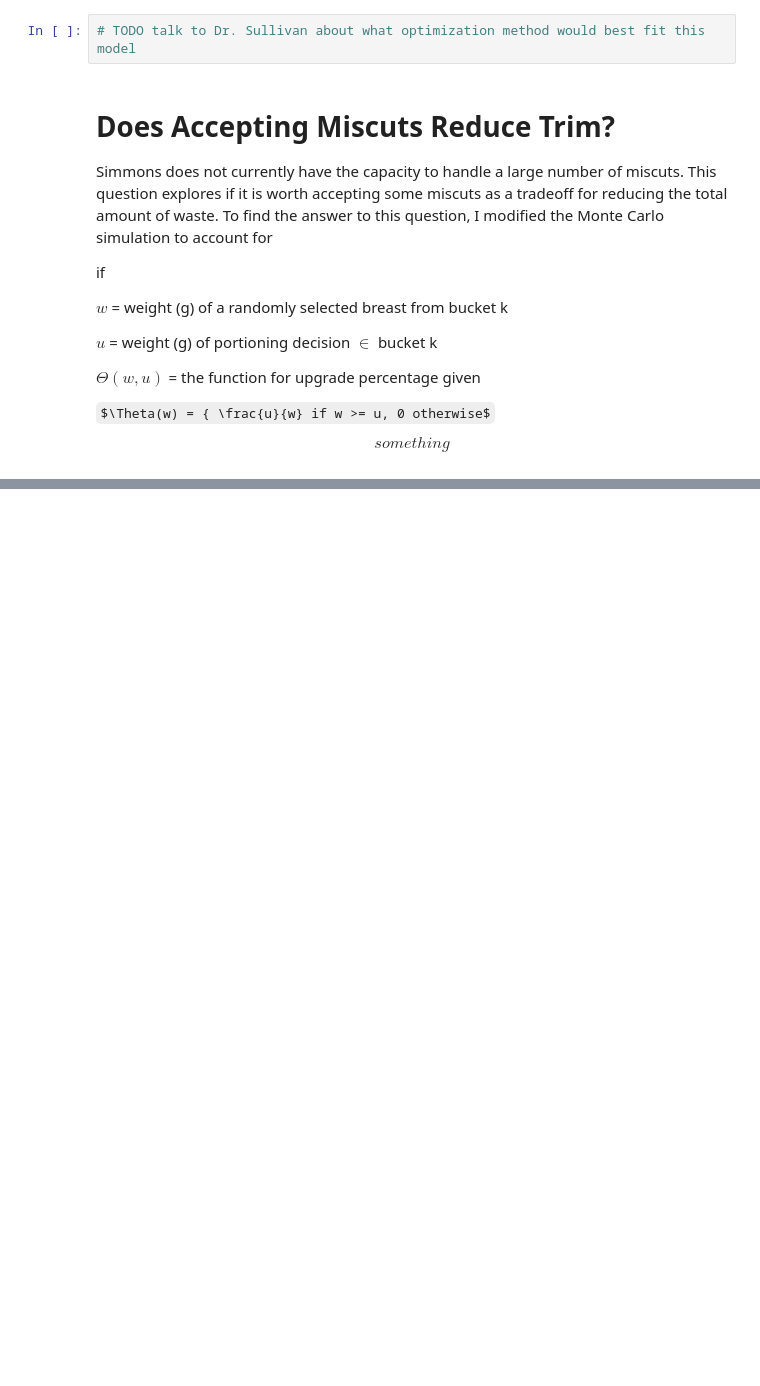
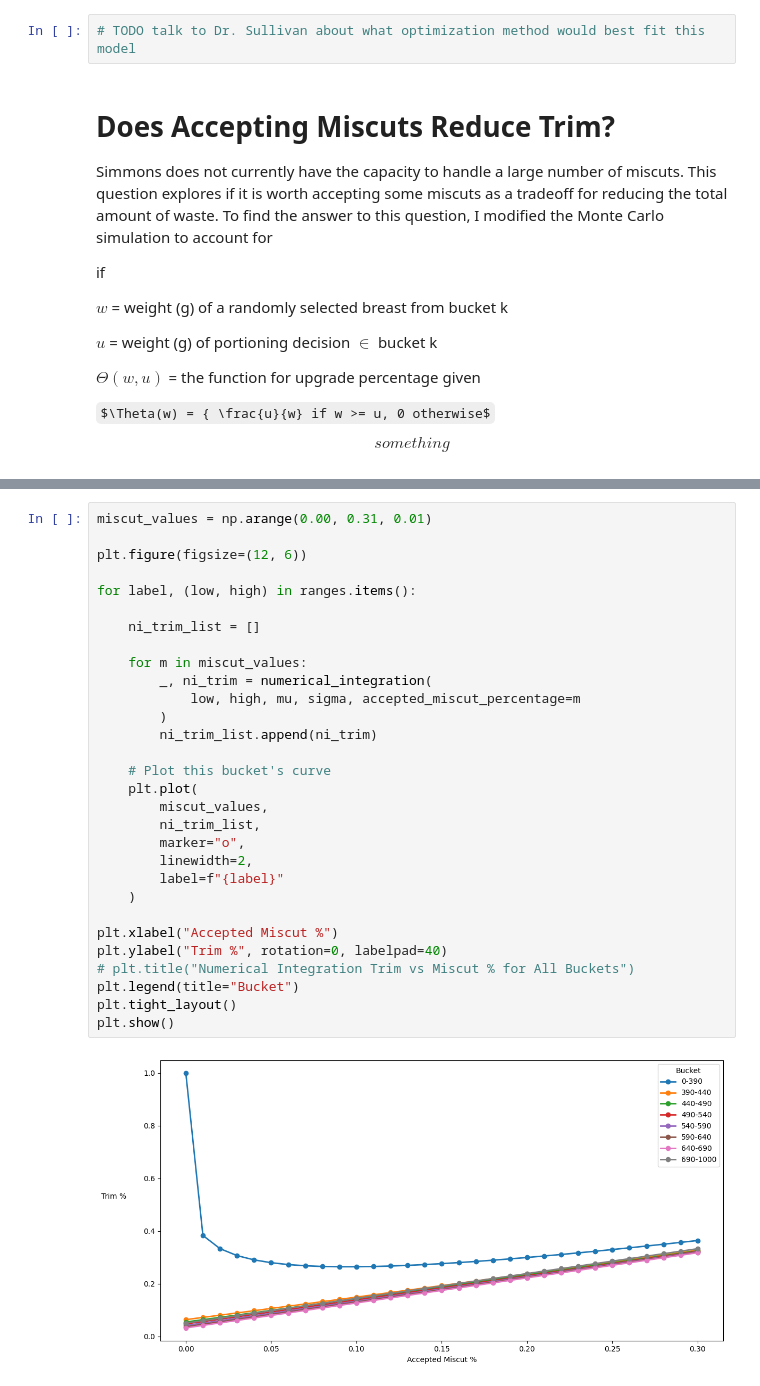
Before and after one commit to laurenjones08/simmons-portioning-tool, a Jupyter notebook: showcase-presentations/showcase_pres_2.ipynb, the cells around one changed output, grey strips where cells are left out. Cells and saved outputs as stored; diff of their text form; some formulas as TeX source; blank space fills up the shorter version.

```diff
--- a/showcase-presentations/showcase_pres_2.ipynb
+++ b/showcase-presentations/showcase_pres_2.ipynb
@@ -514,0 +525,32 @@ for label, (low, high) in ranges.items():
+# %%
+miscut_values = np.arange(0.00, 0.31, 0.01)
+
+plt.figure(figsize=(12, 6))
+
+for label, (low, high) in ranges.items():
+
+    ni_trim_list = []
+
+    for m in miscut_values:
+        _, ni_trim = numerical_integration(
+            low, high, mu, sigma, accepted_miscut_percentage=m
+        )
+        ni_trim_list.append(ni_trim)
+
+    # Plot this bucket's curve
+    plt.plot(
+        miscut_values,
+        ni_trim_list,
+        marker="o",
+        linewidth=2,
+        label=f"{label}"
+    )
+
+plt.xlabel("Accepted Miscut %")
+plt.ylabel("Trim %", rotation=0, labelpad=40)
+# plt.title("Numerical Integration Trim vs Miscut % for All Buckets")
+plt.legend(title="Bucket")
+plt.tight_layout()
+plt.show()
+# %% [output]
+[figure, added]
```
Also changed, not shown: parts of 12 cells of this notebook, 1 other file.
